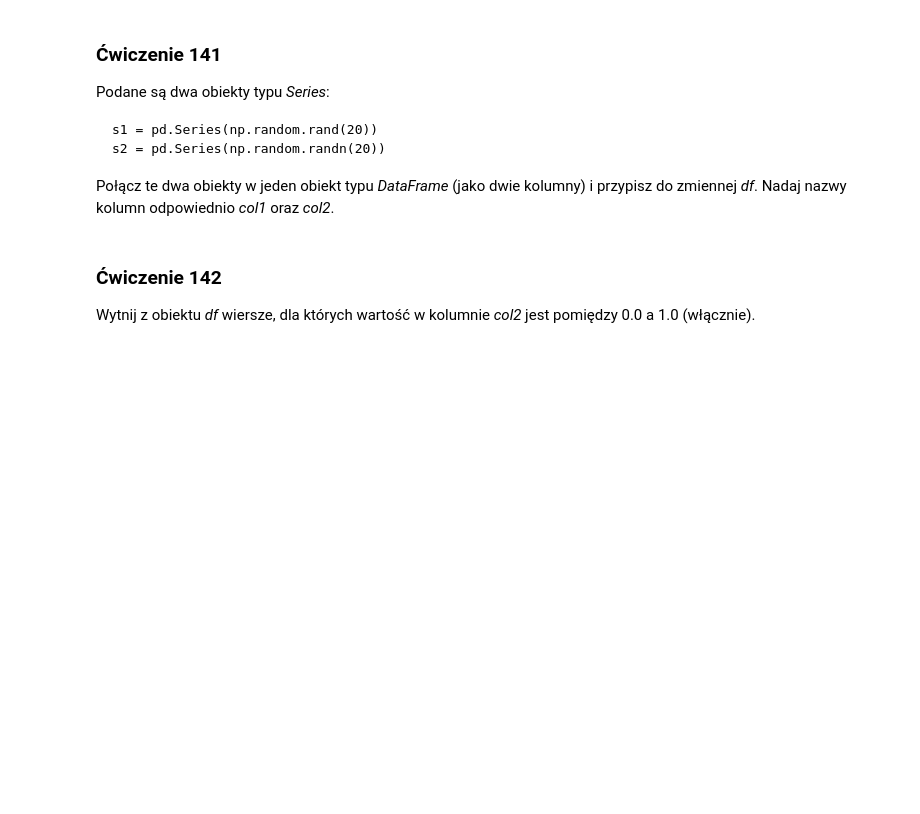
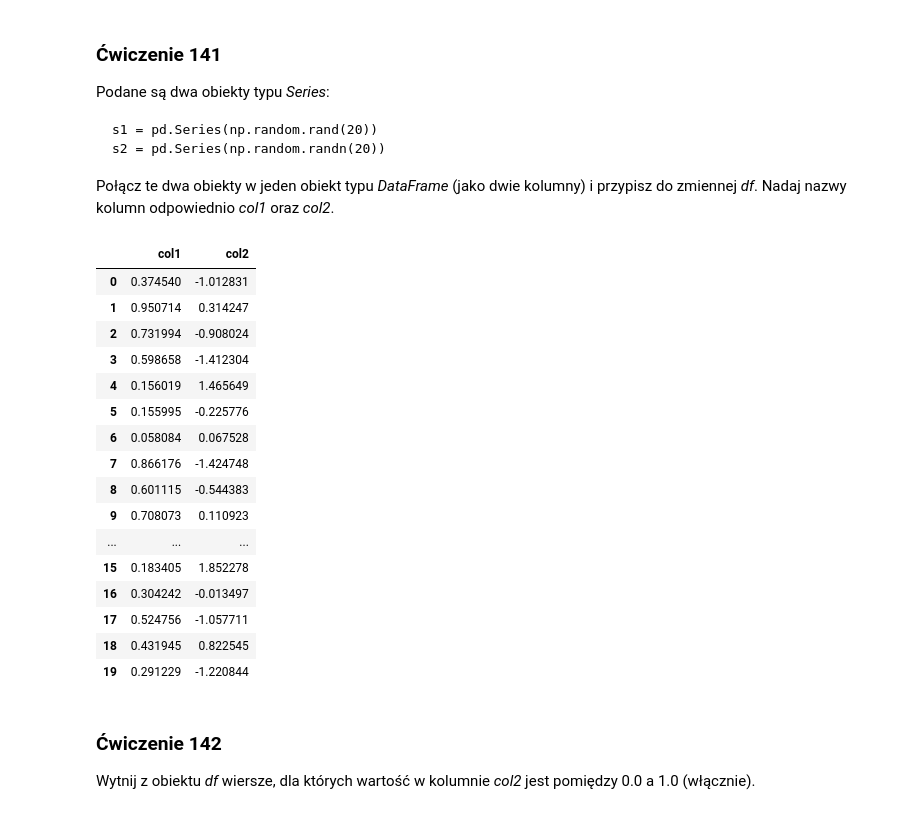
Before and after one commit to sebekpro/python-krakowiak, a Jupyter notebook: 250-data-science-bootcamp-w-jezyku-python/141_150_exercises.ipynb, the cells around one changed output. Cells and saved outputs as stored; diff of their text form; code cells hidden in the pictures; blank space fills up the shorter version.

```diff
--- a/250-data-science-bootcamp-w-jezyku-python/141_150_exercises.ipynb
+++ b/250-data-science-bootcamp-w-jezyku-python/141_150_exercises.ipynb
@@ -37,3 +37,30 @@ Połącz te dwa obiekty w jeden obiekt typu _DataFrame_ (jako dwie kolumny) i pr
+# %%
+# tutaj wpisz rozwiązanie
+s1 = pd.Series(np.random.rand(20))
+s2 = pd.Series(np.random.randn(20))
+df = pd.concat([s1, s2], axis = 1)
+df.columns = ['col1', 'col2']
+df_inst = df.copy()
+df2 = pd.DataFrame({'col1': s1, 'col2': s2})
+df2
+# %% [output]
+|  | col1 | col2 |
+| 0 | 0.374540 | -1.012831 |
+| 1 | 0.950714 | 0.314247 |
+| 2 | 0.731994 | -0.908024 |
+| 3 | 0.598658 | -1.412304 |
+| 4 | 0.156019 | 1.465649 |
+| 5 | 0.155995 | -0.225776 |
+| 6 | 0.058084 | 0.067528 |
+| 7 | 0.866176 | -1.424748 |
+| 8 | 0.601115 | -0.544383 |
+| 9 | 0.708073 | 0.110923 |
+| ... | ... | ... |
+| 15 | 0.183405 | 1.852278 |
+| 16 | 0.304242 | -0.013497 |
+| 17 | 0.524756 | -1.057711 |
+| 18 | 0.431945 | 0.822545 |
+| 19 | 0.291229 | -1.220844 |
 # %% [markdown]
 ### <a name='2'></a> Ćwiczenie 142
 Wytnij z obiektu _df_ wiersze, dla których wartość w kolumnie _col2_ jest pomiędzy 0.0 a 1.0 (włącznie).
```
Also changed, not shown: parts of 19 cells of this notebook.
